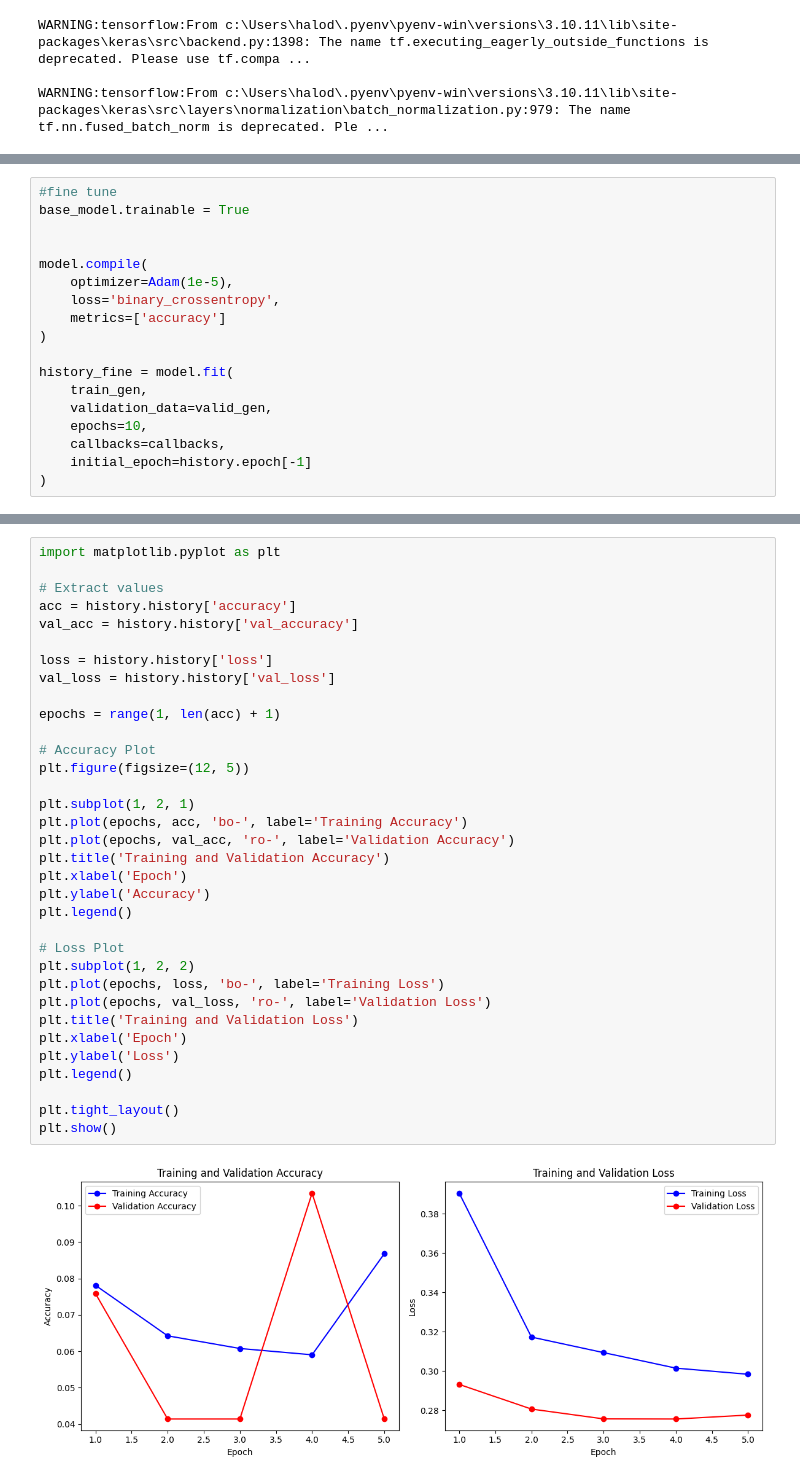
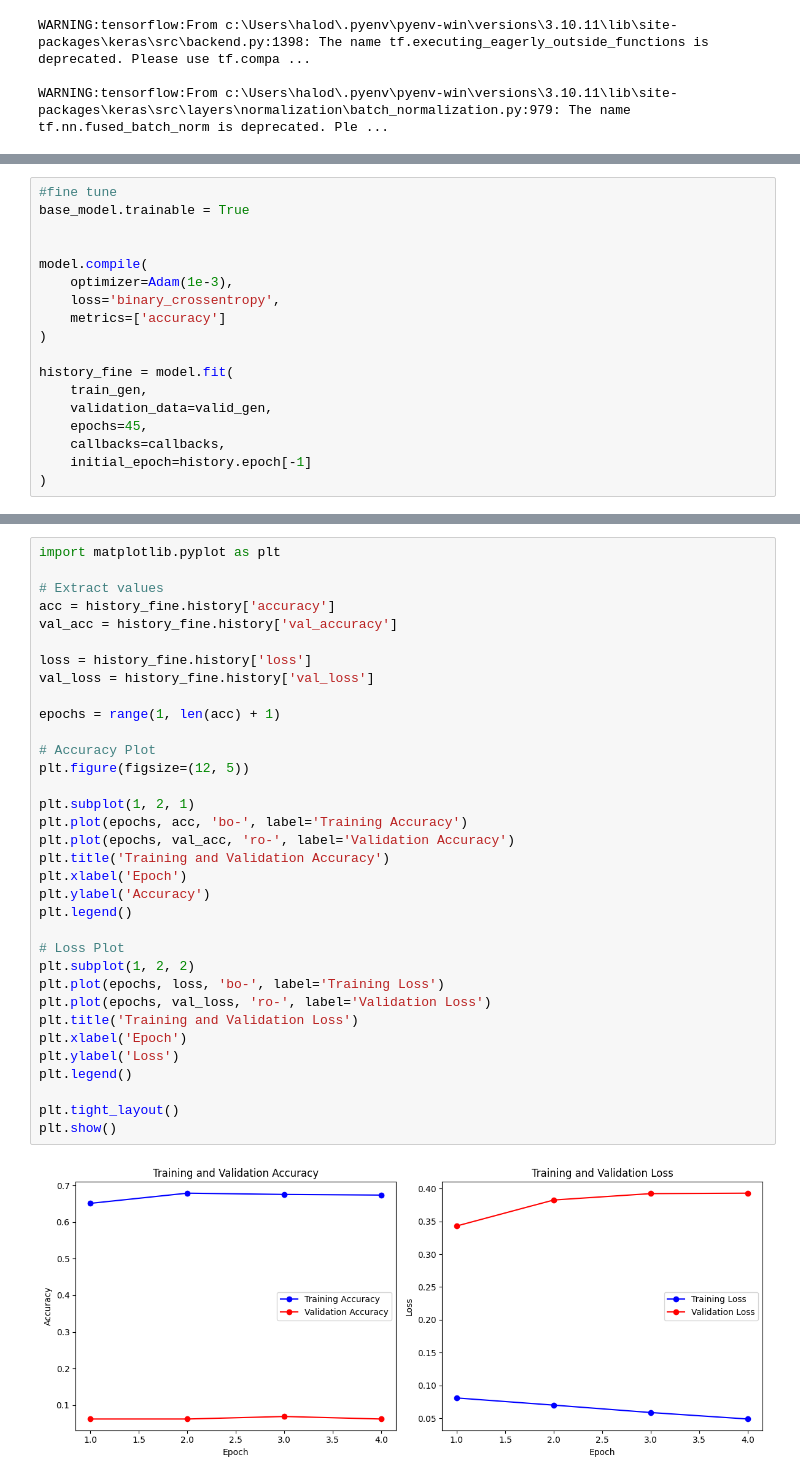
Before and after one commit to BryanYeeee/PokeTyperCNN, a Jupyter notebook: notebooks/train_pokemon.ipynb, the cells around one changed output, grey strips where cells are left out. Drawn from its saved outputs; the diff is of its cells as text.

```diff
--- a/notebooks/train_pokemon.ipynb
+++ b/notebooks/train_pokemon.ipynb
@@ -119,7 +137,7 @@ base_model.trainable = True
 
 
 model.compile(
-    optimizer=Adam(1e-5),
+    optimizer=Adam(1e-3),
     loss='binary_crossentropy',
     metrics=['accuracy']
 )
@@ -127,7 +145,7 @@ model.compile(
 history_fine = model.fit(
     train_gen,
     validation_data=valid_gen,
-    epochs=10,
+    epochs=45,
     callbacks=callbacks,
     initial_epoch=history.epoch[-1]
 )
@@ -156,35 +174,35 @@ Validation Accuracy: 0.08
 import matplotlib.pyplot as plt
 
 # Extract values
-acc = history.history['accuracy']
-val_acc = history.history['val_accuracy']
+acc = history_fine.history['accuracy']
+val_acc = history_fine.history['val_accuracy']
 
-loss = history.history['loss']
-val_loss = history.history['val_loss']
+loss = history_fine.history['loss']
+val_loss = history_fine.history['val_loss']
 
 epochs = range(1, len(acc) + 1)
 
 # Accuracy Plot
 plt.figure(figsize=(12, 5))
 
 plt.subplot(1, 2, 1)
 plt.plot(epochs, acc, 'bo-', label='Training Accuracy')
 plt.plot(epochs, val_acc, 'ro-', label='Validation Accuracy')
 plt.title('Training and Validation Accuracy')
 plt.xlabel('Epoch')
 plt.ylabel('Accuracy')
 plt.legend()
 
 # Loss Plot
 plt.subplot(1, 2, 2)
 plt.plot(epochs, loss, 'bo-', label='Training Loss')
 plt.plot(epochs, val_loss, 'ro-', label='Validation Loss')
 plt.title('Training and Validation Loss')
 plt.xlabel('Epoch')
 plt.ylabel('Loss')
 plt.legend()
 
 plt.tight_layout()
 plt.show()
 # %% [output]
-[figure, old version]
+[figure, new version]
```
Also changed, not shown: parts of 5 cells of this notebook, 7 other files.
